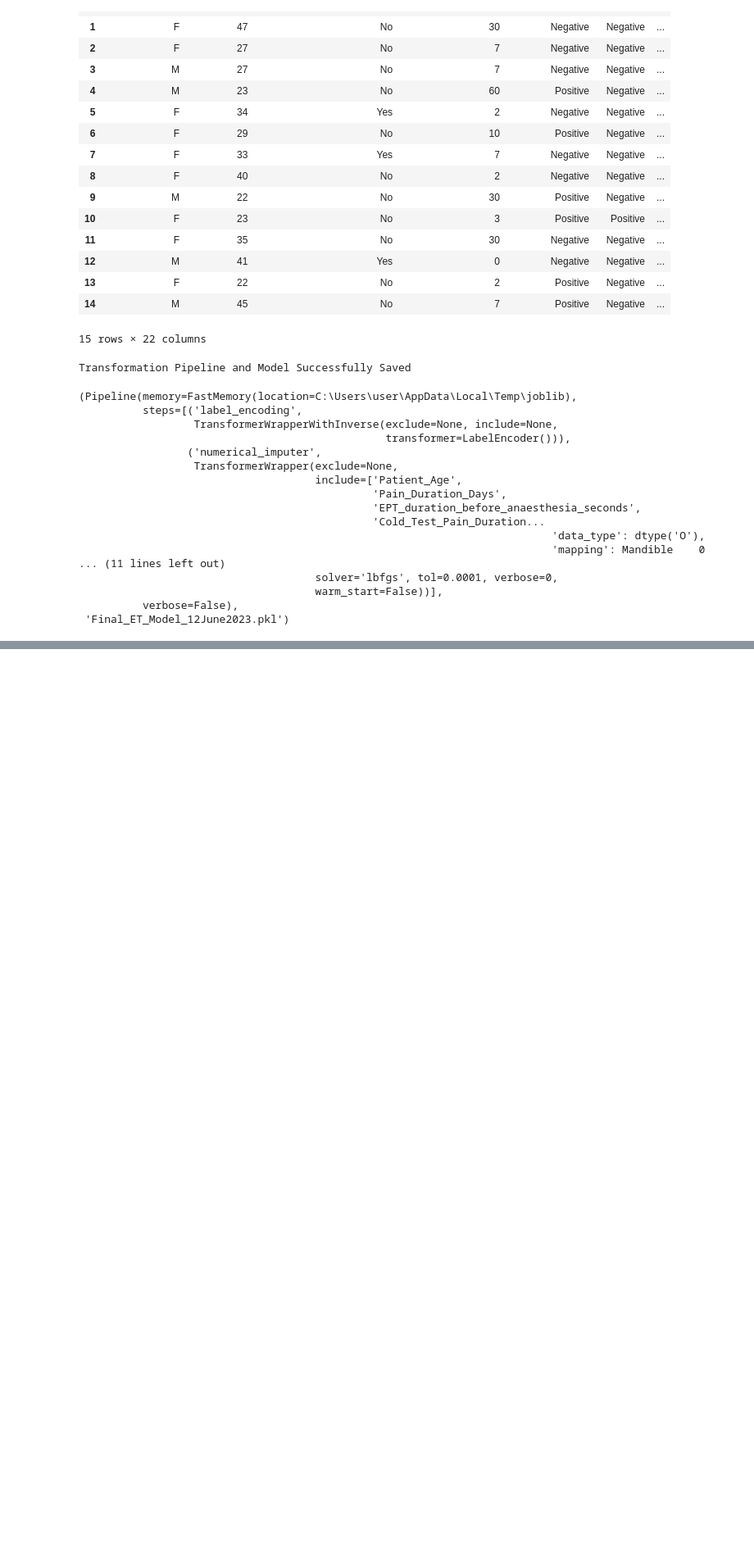
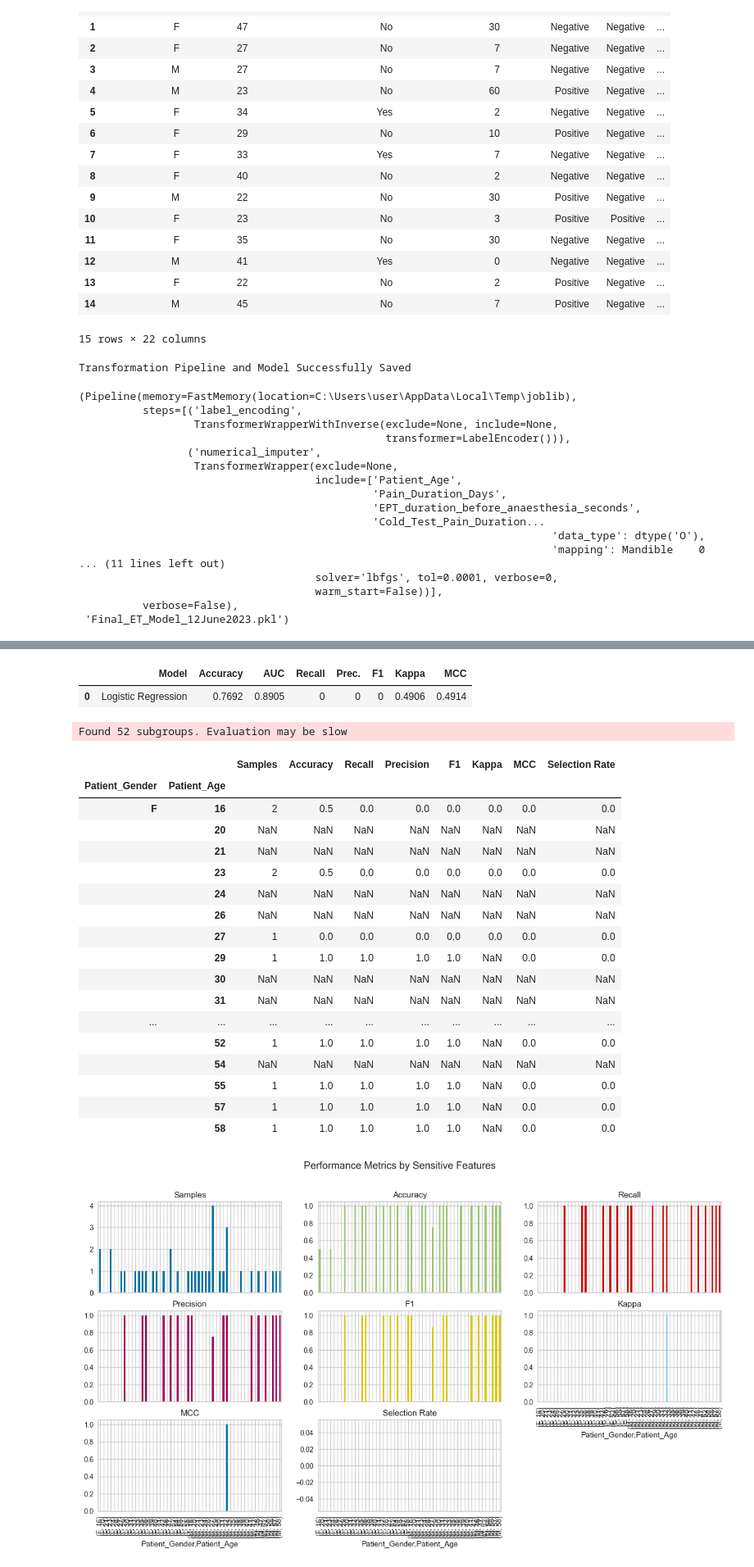
Before and after one commit to arifmarias/suppliment_anesthesia, a Jupyter notebook: model.ipynb, the cells around one changed output, grey strips where cells are left out. Shown at 82% size. Saved outputs shown, nothing was run; the diff lists cells and outputs as text; code cells hidden in the pictures; blank space fills up the shorter version.

```diff
--- a/model.ipynb
+++ b/model.ipynb
@@ -246,3 +246,28 @@ Press CTRL+C to quit
 192.168.68.109 - - [17/Jun/2023 15:43:26] "POST /_dash-update-component HTTP/1.1" 200 -
 192.168.68.109 - - [17/Jun/2023 15:43:26] "POST /_dash-update-component HTTP/1.1" 200 -
 192.168.68.109 - - [17/Jun/2023 15:43:27] "POST /_dash-update-component HTTP/1.1" 200 -
+# %%
+check_fairness(final_et, sensitive_features = ['Patient_Gender', 'Patient_Age'])
+# %% [output]
+|  | Model | Accuracy | AUC | Recall | Prec. | F1 | Kappa | MCC |
+| 0 | Logistic Regression | 0.7692 | 0.8905 | 0 | 0 | 0 | 0.4906 | 0.4914 |
+Found 52 subgroups. Evaluation may be slow
+|  |  | Samples | Accuracy | Recall | Precision | F1 | Kappa | MCC | Selection Rate |
+| Patient_Gender | Patient_Age |  |  |  |  |  |  |  |  |
+| F | 16 | 2 | 0.5 | 0.0 | 0.0 | 0.0 | 0.0 | 0.0 | 0.0 |
+|  | 20 | NaN | NaN | NaN | NaN | NaN | NaN | NaN | NaN |
+|  | 21 | NaN | NaN | NaN | NaN | NaN | NaN | NaN | NaN |
+|  | 23 | 2 | 0.5 | 0.0 | 0.0 | 0.0 | 0.0 | 0.0 | 0.0 |
+|  | 24 | NaN | NaN | NaN | NaN | NaN | NaN | NaN | NaN |
+|  | 26 | NaN | NaN | NaN | NaN | NaN | NaN | NaN | NaN |
+|  | 27 | 1 | 0.0 | 0.0 | 0.0 | 0.0 | 0.0 | 0.0 | 0.0 |
+|  | 29 | 1 | 1.0 | 1.0 | 1.0 | 1.0 | NaN | 0.0 | 0.0 |
+|  | 30 | NaN | NaN | NaN | NaN | NaN | NaN | NaN | NaN |
+|  | 31 | NaN | NaN | NaN | NaN | NaN | NaN | NaN | NaN |
+| ... | ... | ... | ... | ... | ... | ... | ... | ... | ... |
+|  | 52 | 1 | 1.0 | 1.0 | 1.0 | 1.0 | NaN | 0.0 | 0.0 |
+|  | 54 | NaN | NaN | NaN | NaN | NaN | NaN | NaN | NaN |
+|  | 55 | 1 | 1.0 | 1.0 | 1.0 | 1.0 | NaN | 0.0 | 0.0 |
+|  | 57 | 1 | 1.0 | 1.0 | 1.0 | 1.0 | NaN | 0.0 | 0.0 |
+|  | 58 | 1 | 1.0 | 1.0 | 1.0 | 1.0 | NaN | 0.0 | 0.0 |
+[figure, added]
```
Also changed, not shown: parts of 1 cell of this notebook.
